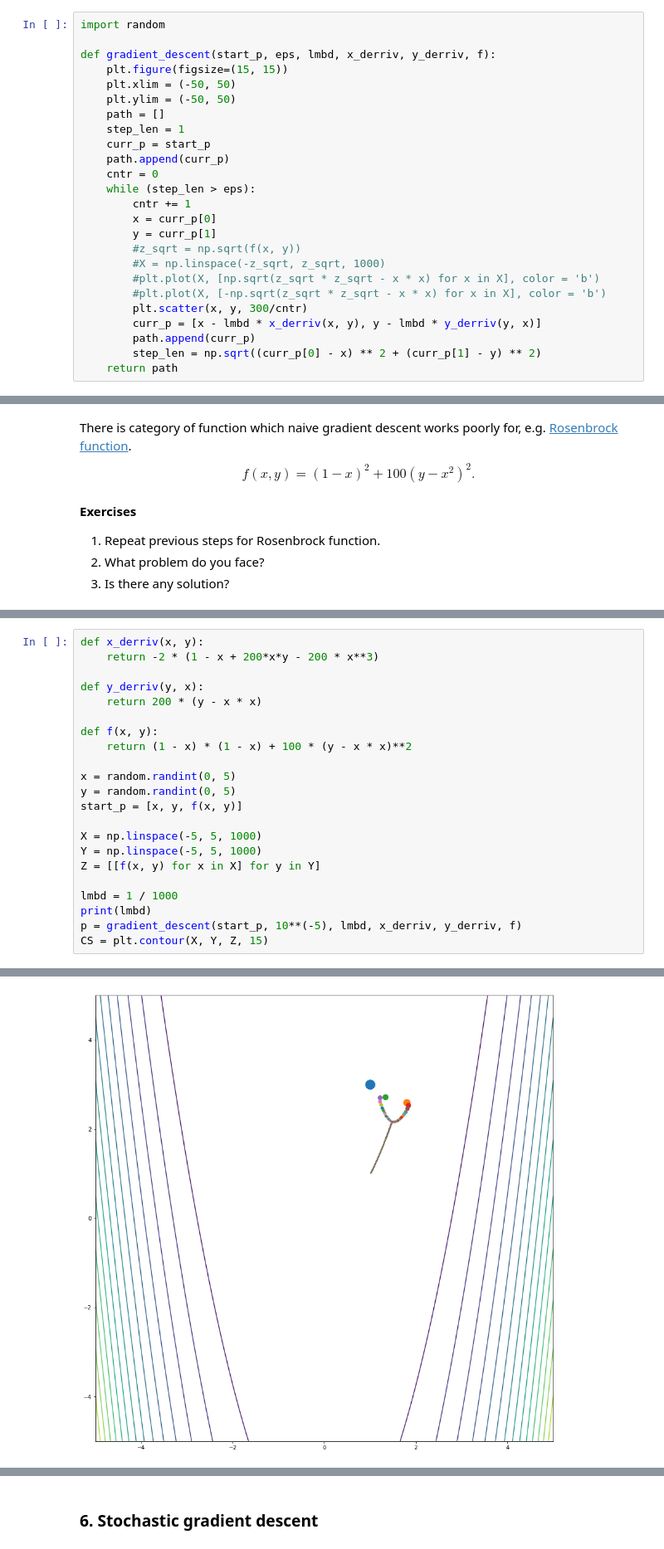
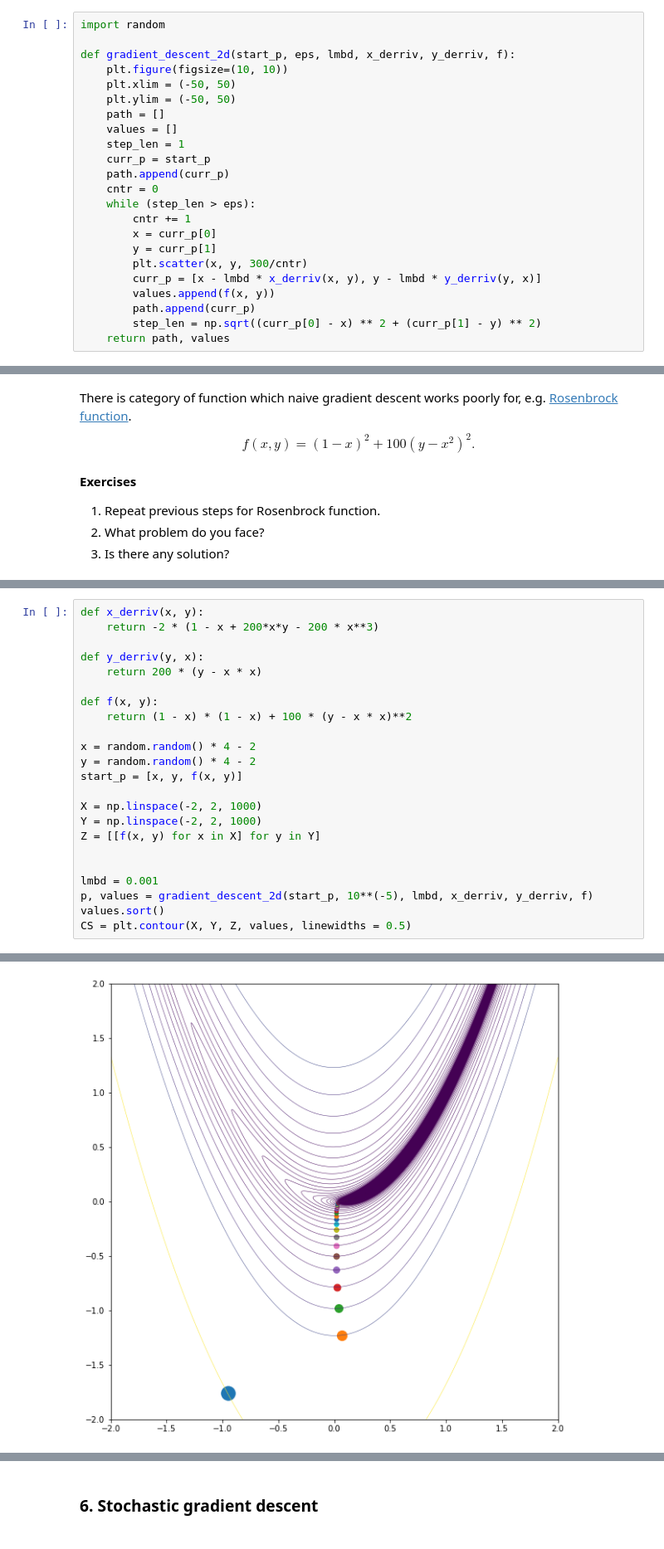
Before and after one commit to arinaruck/Darin, a Jupyter notebook: Lab1/Lab1.ipynb, the cells around one changed output, grey strips where cells are left out. Shown at 83% size. Drawn from its saved outputs; the diff is of its cells as text.

```diff
--- a/Lab1/Lab1.ipynb
+++ b/Lab1/Lab1.ipynb
@@ -404,11 +413,12 @@ Let $\ Q(x, y) = x^2 + y^2$
 # %%
 import random
 
-def gradient_descent(start_p, eps, lmbd, x_derriv, y_derriv, f):
-    plt.figure(figsize=(15, 15))
+def gradient_descent_2d(start_p, eps, lmbd, x_derriv, y_derriv, f):
+    plt.figure(figsize=(10, 10))
     plt.xlim = (-50, 50)
     plt.ylim = (-50, 50)
     path = []
+    values = []
     step_len = 1
     curr_p = start_p
     path.append(curr_p)
@@ -417,12 +427,9 @@ def gradient_descent(start_p, eps, lmbd, x_derriv, y_derriv, f):
         cntr += 1
         x = curr_p[0]
         y = curr_p[1]
-        #z_sqrt = np.sqrt(f(x, y))
-        #X = np.linspace(-z_sqrt, z_sqrt, 1000)
-        #plt.plot(X, [np.sqrt(z_sqrt * z_sqrt - x * x) for x in X], color = 'b')
-        #plt.plot(X, [-np.sqrt(z_sqrt * z_sqrt - x * x) for x in X], color = 'b')
         plt.scatter(x, y, 300/cntr)
         curr_p = [x - lmbd * x_derriv(x, y), y - lmbd * y_derriv(y, x)]
+        values.append(f(x, y))
         path.append(curr_p)
         step_len = np.sqrt((curr_p[0] - x) ** 2 + (curr_p[1] - y) ** 2)
-    return path
+    return path, values
@@ -510,16 +518,17 @@ def y_derriv(y, x):
 def f(x, y):
     return (1 - x) * (1 - x) + 100 * (y - x * x)**2
 
-x = random.randint(0, 5)
-y = random.randint(0, 5)
+x = random.random() * 4 - 2
+y = random.random() * 4 - 2
 start_p = [x, y, f(x, y)]
 
-X = np.linspace(-5, 5, 1000)
-Y = np.linspace(-5, 5, 1000)
+X = np.linspace(-2, 2, 1000)
+Y = np.linspace(-2, 2, 1000)
 Z = [[f(x, y) for x in X] for y in Y]
 
-lmbd = 1 / 1000
-print(lmbd)
-p = gradient_descent(start_p, 10**(-5), lmbd, x_derriv, y_derriv, f)
-CS = plt.contour(X, Y, Z, 15)
+
+lmbd = 0.001
+p, values = gradient_descent_2d(start_p, 10**(-5), lmbd, x_derriv, y_derriv, f)
+values.sort()
+CS = plt.contour(X, Y, Z, values, linewidths = 0.5)
 # %% [output]
@@ -527,4 +535,4 @@ CS = plt.contour(X, Y, Z, 15)
-[figure, old version]
+[figure, new version]
 # %% [markdown]
 There are some variations of the method, for example steepest descent, where we find optimal $\lambda$ for each step.
 $$\lambda^{k} = \arg\min_{\lambda}Q(x_k - \lambda\triangledown Q(x_k)).$$
```
Also changed, not shown: parts of 21 cells of this notebook.
